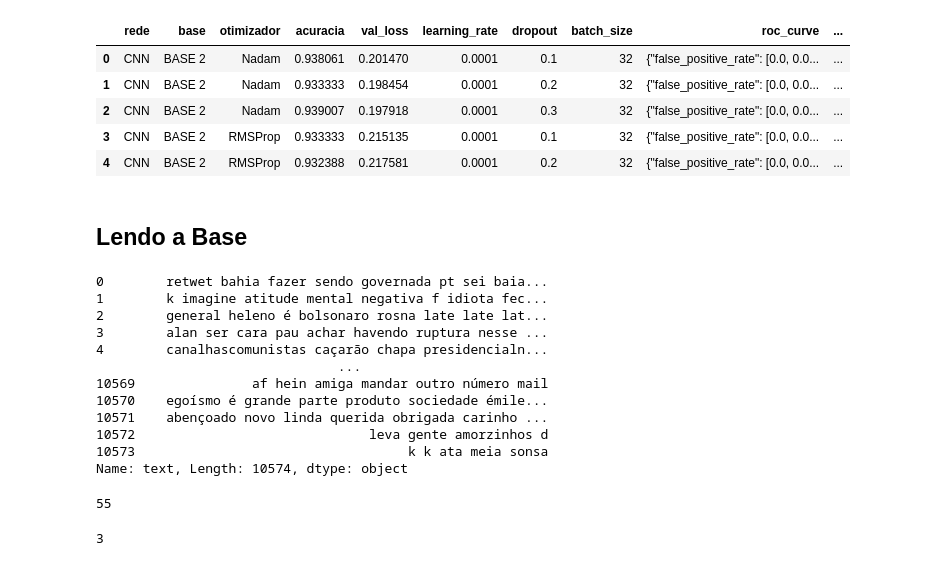
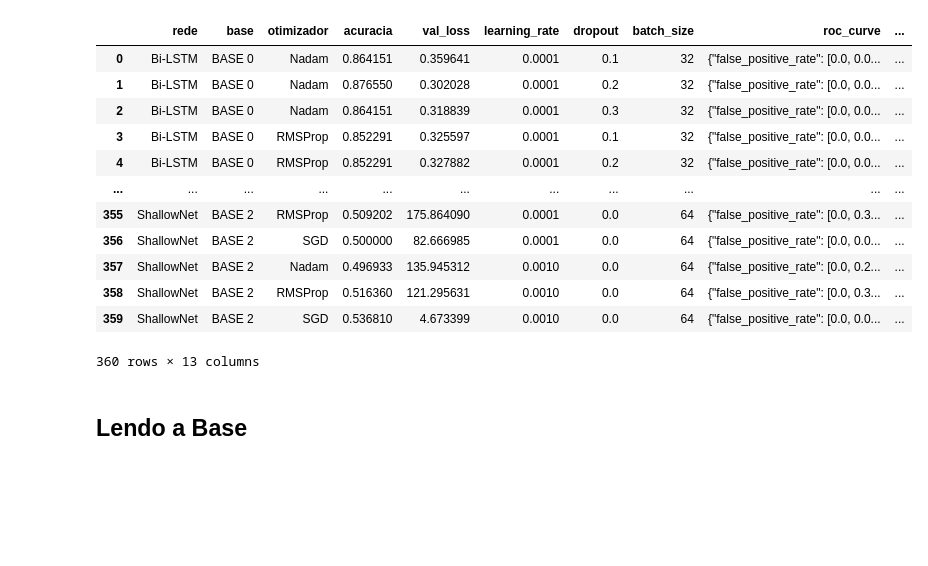
Before and after one commit to LuanPCunha/TCC, a Jupyter notebook: Treinamento_NaiveBayes.ipynb, the cells around one changed output. Saved outputs shown, nothing was run; the diff lists cells and outputs as text; code cells hidden in the pictures; blank space fills up the shorter version.

Commit message:
tentativa de colocar no arquivo de resultados

```diff
--- a/Treinamento_NaiveBayes.ipynb
+++ b/Treinamento_NaiveBayes.ipynb
@@ -56,23 +62,30 @@ def preprocess(tweets_list, max_text_length):
 # %%
 # CONSTANTES DOS RESULTADOS
 REDE = 'NaiveBayes'
 
-BASE_0 = 'BASE 0'
-BASE_1 = 'BASE 1'
-BASE_2 = 'BASE 2'
+BASE_NAME = 'BASE 0'
+# BASE_NAME = 'BASE 1'
+# BASE_NAME = 'BASE 2'
 
 # Caminho arquivo de saída
 PATH_ARQ_SAIDA = "/content/drive/MyDrive/TCC/resultados/resultados.csv"
 
 #  rede base otimizador acuracia val_loss learning_rate dropout batch_size roc_curve train_resume confusion_matrix
 resultados = pd.read_csv(PATH_ARQ_SAIDA, index_col=0)
-resultados.head()
+resultados
 # %% [output]
 |  | rede | base | otimizador | acuracia | val_loss | learning_rate | dropout | batch_size | roc_curve | ... |
-| 0 | CNN | BASE 2 | Nadam | 0.938061 | 0.201470 | 0.0001 | 0.1 | 32 | {"false_positive_rate": [0.0, 0.0... | ... |
-| 1 | CNN | BASE 2 | Nadam | 0.933333 | 0.198454 | 0.0001 | 0.2 | 32 | {"false_positive_rate": [0.0, 0.0... | ... |
-| 2 | CNN | BASE 2 | Nadam | 0.939007 | 0.197918 | 0.0001 | 0.3 | 32 | {"false_positive_rate": [0.0, 0.0... | ... |
-| 3 | CNN | BASE 2 | RMSProp | 0.933333 | 0.215135 | 0.0001 | 0.1 | 32 | {"false_positive_rate": [0.0, 0.0... | ... |
-| 4 | CNN | BASE 2 | RMSProp | 0.932388 | 0.217581 | 0.0001 | 0.2 | 32 | {"false_positive_rate": [0.0, 0.0... | ... |
+| 0 | Bi-LSTM | BASE 0 | Nadam | 0.864151 | 0.359641 | 0.0001 | 0.1 | 32 | {"false_positive_rate": [0.0, 0.0... | ... |
+| 1 | Bi-LSTM | BASE 0 | Nadam | 0.876550 | 0.302028 | 0.0001 | 0.2 | 32 | {"false_positive_rate": [0.0, 0.0... | ... |
+| 2 | Bi-LSTM | BASE 0 | Nadam | 0.864151 | 0.318839 | 0.0001 | 0.3 | 32 | {"false_positive_rate": [0.0, 0.0... | ... |
+| 3 | Bi-LSTM | BASE 0 | RMSProp | 0.852291 | 0.325597 | 0.0001 | 0.1 | 32 | {"false_positive_rate": [0.0, 0.0... | ... |
+| 4 | Bi-LSTM | BASE 0 | RMSProp | 0.852291 | 0.327882 | 0.0001 | 0.2 | 32 | {"false_positive_rate": [0.0, 0.0... | ... |
+| ... | ... | ... | ... | ... | ... | ... | ... | ... | ... | ... |
+| 355 | ShallowNet | BASE 2 | RMSProp | 0.509202 | 175.864090 | 0.0001 | 0.0 | 64 | {"false_positive_rate": [0.0, 0.3... | ... |
+| 356 | ShallowNet | BASE 2 | SGD | 0.500000 | 82.666985 | 0.0001 | 0.0 | 64 | {"false_positive_rate": [0.0, 0.0... | ... |
+| 357 | ShallowNet | BASE 2 | Nadam | 0.496933 | 135.945312 | 0.0010 | 0.0 | 64 | {"false_positive_rate": [0.0, 0.2... | ... |
+| 358 | ShallowNet | BASE 2 | RMSProp | 0.516360 | 121.295631 | 0.0010 | 0.0 | 64 | {"false_positive_rate": [0.0, 0.3... | ... |
+| 359 | ShallowNet | BASE 2 | SGD | 0.536810 | 4.673399 | 0.0010 | 0.0 | 64 | {"false_positive_rate": [0.0, 0.0... | ... |
+360 rows × 13 columns
 # %% [markdown]
 ## Lendo a Base
@@ -92,29 +91,0 @@ PATH_BASE_2_CLASSIFICADA_BALANCEADA = r"/content/drive/MyDrive/TCC/dados/process
-# %%
-tweets = pd.read_csv(PATH_BASE_2_CLASSIFICADA_BALANCEADA, index_col=0)
-text_column = tweets['text']
-text_column
-# %% [output]
-0        retwet bahia fazer sendo governada pt sei baia...
-1        k imagine atitude mental negativa f idiota fec...
-2        general heleno é bolsonaro rosna late late lat...
-3        alan ser cara pau achar havendo ruptura nesse ...
-4        canalhascomunistas caçarão chapa presidencialn...
-                               ...
-10569               af hein amiga mandar outro número mail
-10570    egoísmo é grande parte produto sociedade émile...
-10571    abençoado novo linda querida obrigada carinho ...
-10572                              leva gente amorzinhos d
-10573                                   k k ata meia sonsa
-Name: text, Length: 10574, dtype: object
-# %%
-# Pega a média de caracteres dos tweets de toda a base
-max_text_length = int(text_column.apply(lambda x: len(str(x).split(' '))).max())
-max_text_length
-# %% [output]
-55
-# %%
-# Pega a média de caracteres dos tweets de toda a base
-min_text_length = int(text_column.apply(lambda x: len(str(x).split(' '))).min())
-min_text_length
-# %% [output]
-3
```
Also changed, not shown: parts of 39 cells of this notebook.
